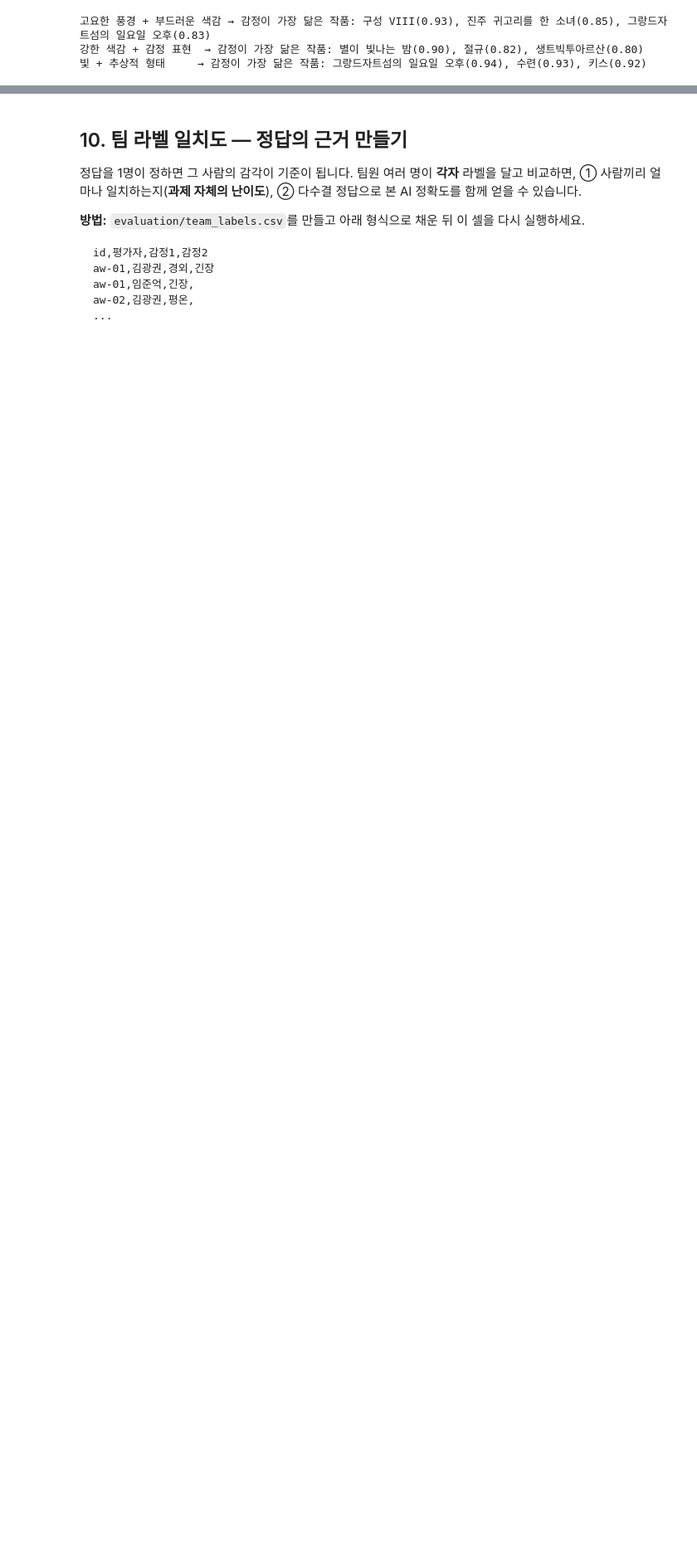
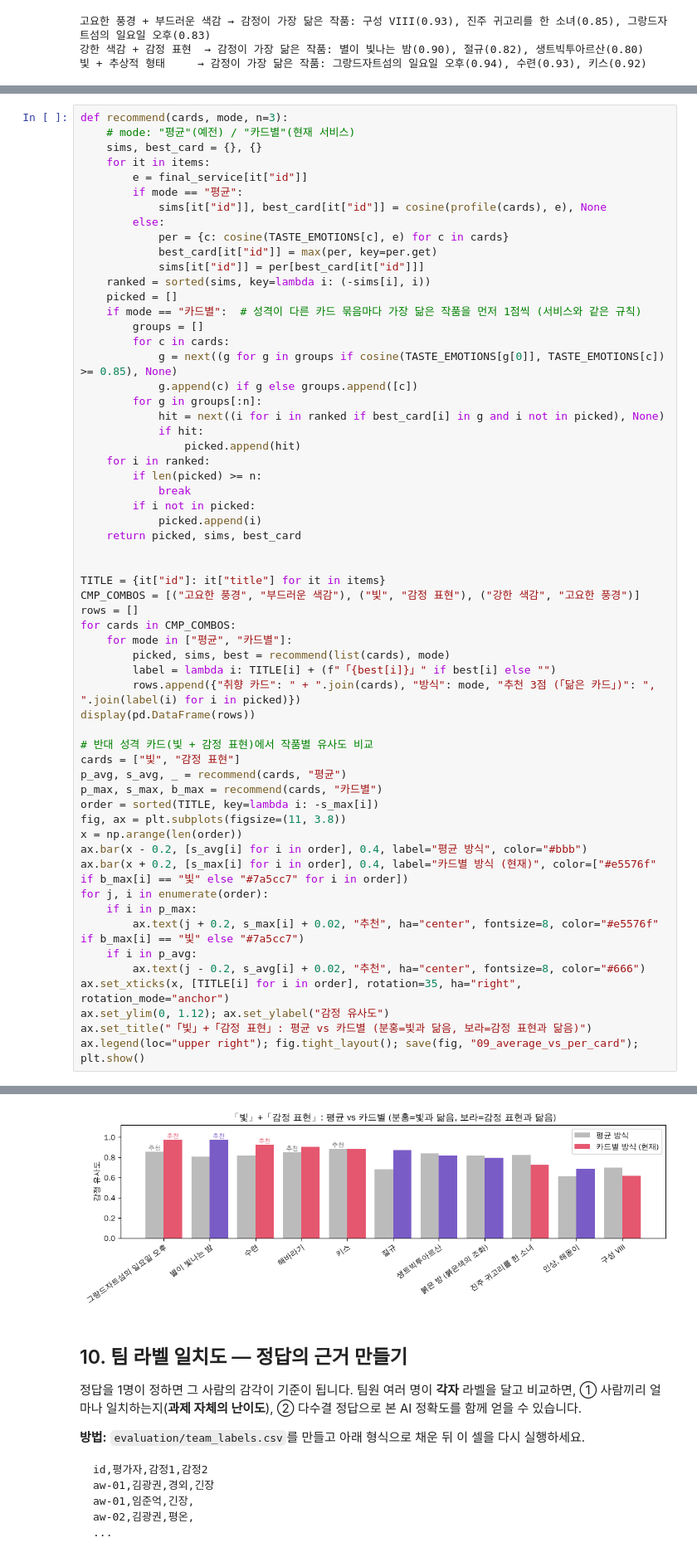
Before and after one commit to 2026-2-zolp/arti, a Jupyter notebook: ai-service/evaluation/ai_validation.ipynb, the cells around one changed output, grey strips where cells are left out. Shown at 83% size. Cells and saved outputs as stored; diff of their text form; blank space fills up the shorter version.

```diff
--- a/ai-service/evaluation/ai_validation.ipynb
+++ b/ai-service/evaluation/ai_validation.ipynb
@@ -494,0 +501,60 @@ for name, row in zip(profiles, sim):
+# %%
+def recommend(cards, mode, n=3):
+    # mode: "평균"(예전) / "카드별"(현재 서비스)
+    sims, best_card = {}, {}
+    for it in items:
+        e = final_service[it["id"]]
+        if mode == "평균":
+            sims[it["id"]], best_card[it["id"]] = cosine(profile(cards), e), None
+        else:
+            per = {c: cosine(TASTE_EMOTIONS[c], e) for c in cards}
+            best_card[it["id"]] = max(per, key=per.get)
+            sims[it["id"]] = per[best_card[it["id"]]]
+    ranked = sorted(sims, key=lambda i: (-sims[i], i))
+    picked = []
+    if mode == "카드별":  # 성격이 다른 카드 묶음마다 가장 닮은 작품을 먼저 1점씩 (서비스와 같은 규칙)
+        groups = []
+        for c in cards:
+            g = next((g for g in groups if cosine(TASTE_EMOTIONS[g[0]], TASTE_EMOTIONS[c]) >= 0.85), None)
+            g.append(c) if g else groups.append([c])
+        for g in groups[:n]:
+            hit = next((i for i in ranked if best_card[i] in g and i not in picked), None)
+            if hit:
+                picked.append(hit)
+    for i in ranked:
+        if len(picked) >= n:
+            break
+        if i not in picked:
+            picked.append(i)
+    return picked, sims, best_card
+
+
+TITLE = {it["id"]: it["title"] for it in items}
+CMP_COMBOS = [("고요한 풍경", "부드러운 색감"), ("빛", "감정 표현"), ("강한 색감", "고요한 풍경")]
+rows = []
+for cards in CMP_COMBOS:
+    for mode in ["평균", "카드별"]:
+        picked, sims, best = recommend(list(cards), mode)
+        label = lambda i: TITLE[i] + (f"「{best[i]}」" if best[i] else "")
+        rows.append({"취향 카드": " + ".join(cards), "방식": mode, "추천 3점 (「닮은 카드」)": ", ".join(label(i) for i in picked)})
+display(pd.DataFrame(rows))
+
+# 반대 성격 카드(빛 + 감정 표현)에서 작품별 유사도 비교
+cards = ["빛", "감정 표현"]
+p_avg, s_avg, _ = recommend(cards, "평균")
+p_max, s_max, b_max = recommend(cards, "카드별")
+order = sorted(TITLE, key=lambda i: -s_max[i])
+fig, ax = plt.subplots(figsize=(11, 3.8))
+x = np.arange(len(order))
+ax.bar(x - 0.2, [s_avg[i] for i in order], 0.4, label="평균 방식", color="#bbb")
+ax.bar(x + 0.2, [s_max[i] for i in order], 0.4, label="카드별 방식 (현재)", color=["#e5576f" if b_max[i] == "빛" else "#7a5cc7" for i in order])
+for j, i in enumerate(order):
+    if i in p_max:
+        ax.text(j + 0.2, s_max[i] + 0.02, "추천", ha="center", fontsize=8, color="#e5576f" if b_max[i] == "빛" else "#7a5cc7")
+    if i in p_avg:
+        ax.text(j - 0.2, s_avg[i] + 0.02, "추천", ha="center", fontsize=8, color="#666")
+ax.set_xticks(x, [TITLE[i] for i in order], rotation=35, ha="right", rotation_mode="anchor")
+ax.set_ylim(0, 1.12); ax.set_ylabel("감정 유사도")
+ax.set_title("「빛」+「감정 표현」: 평균 vs 카드별 (분홍=빛과 닮음, 보라=감정 표현과 닮음)")
+ax.legend(loc="upper right"); fig.tight_layout(); save(fig, "09_average_vs_per_card"); plt.show()
+# %% [output]
@@ -495,3 +568,4 @@ for name, row in zip(profiles, sim):
+[figure, added]
 # %% [markdown]
 ## 10. 팀 라벨 일치도 — 정답의 근거 만들기
 
```
Also changed, not shown: parts of 5 cells of this notebook, 9 other files.
